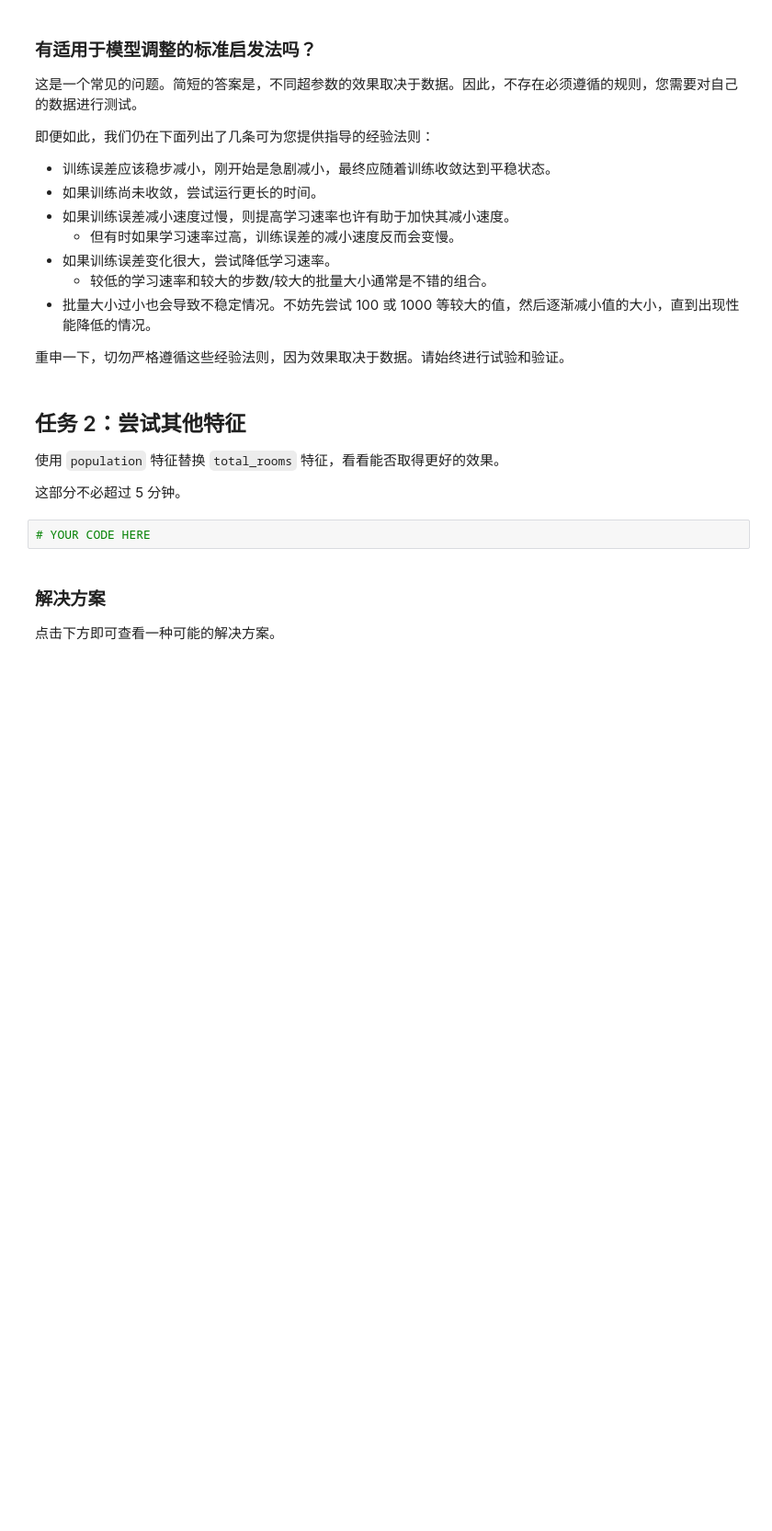
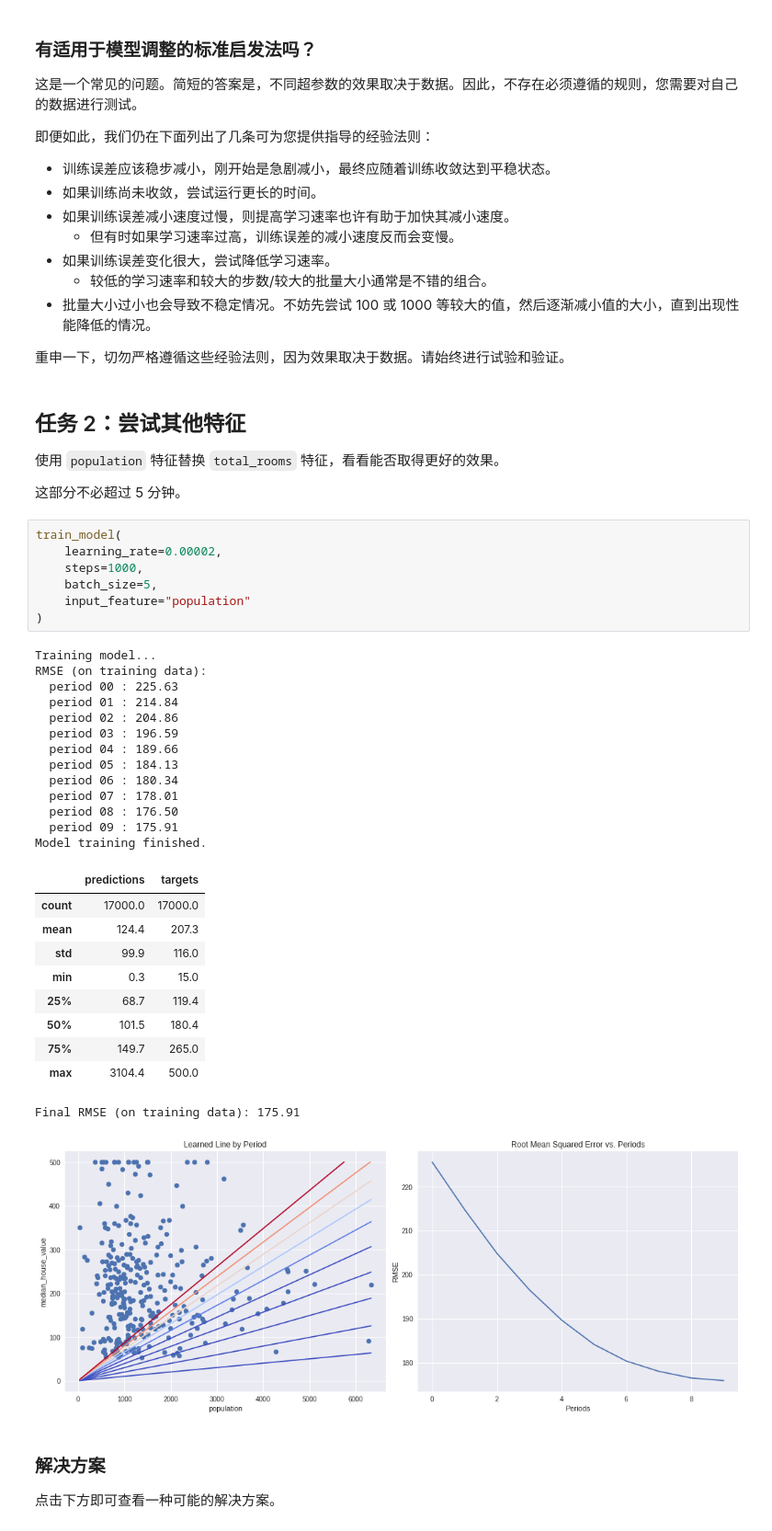
Before and after one commit to alamod951753/Machine_Learning-Google, a Jupyter notebook: first_steps_with_tensor_flow.ipynb, the cells around one changed output. Shown at 92% size. Cells and saved outputs as stored; diff of their text form; blank space fills up the shorter version.

```diff
--- a/first_steps_with_tensor_flow.ipynb
+++ b/first_steps_with_tensor_flow.ipynb
@@ -431,8 +501,38 @@ train_model(
 使用 `population` 特征替换 `total_rooms` 特征，看看能否取得更好的效果。
 
 这部分不必超过 5 分钟。
-# %%
-# YOUR CODE HERE
+# %%
+train_model(
+    learning_rate=0.00002,
+    steps=1000,
+    batch_size=5,
+    input_feature="population"
+)
+# %% [output]
+Training model...
+RMSE (on training data):
+  period 00 : 225.63
+  period 01 : 214.84
+  period 02 : 204.86
+  period 03 : 196.59
+  period 04 : 189.66
+  period 05 : 184.13
+  period 06 : 180.34
+  period 07 : 178.01
+  period 08 : 176.50
+  period 09 : 175.91
+Model training finished.
+|  | predictions | targets |
+| count | 17000.0 | 17000.0 |
+| mean | 124.4 | 207.3 |
+| std | 99.9 | 116.0 |
+| min | 0.3 | 15.0 |
+| 25% | 68.7 | 119.4 |
+| 50% | 101.5 | 180.4 |
+| 75% | 149.7 | 265.0 |
+| max | 3104.4 | 500.0 |
+Final RMSE (on training data): 175.91
+[figure, added]
 # %% [markdown]
  ### 解决方案
 
```
Also changed, not shown: parts of 8 cells of this notebook.
